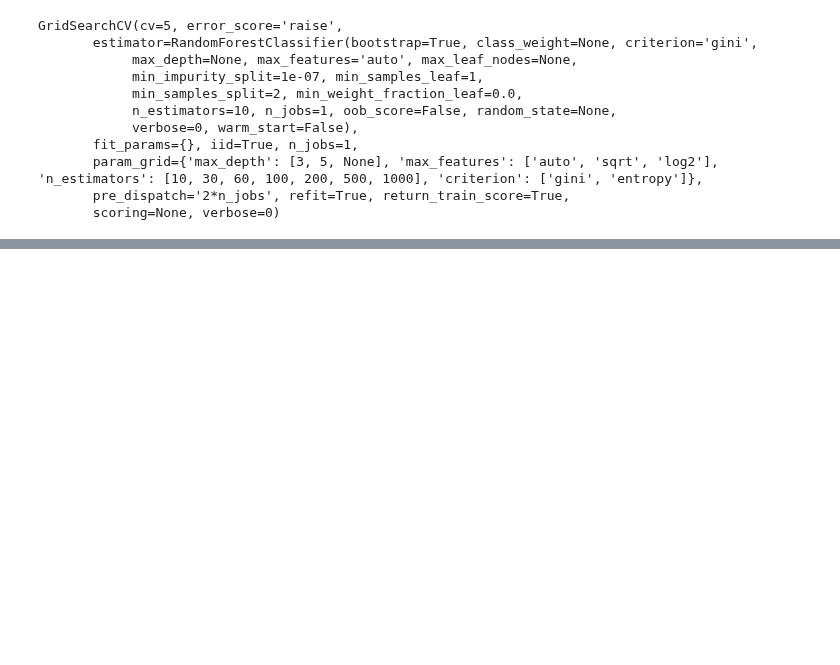
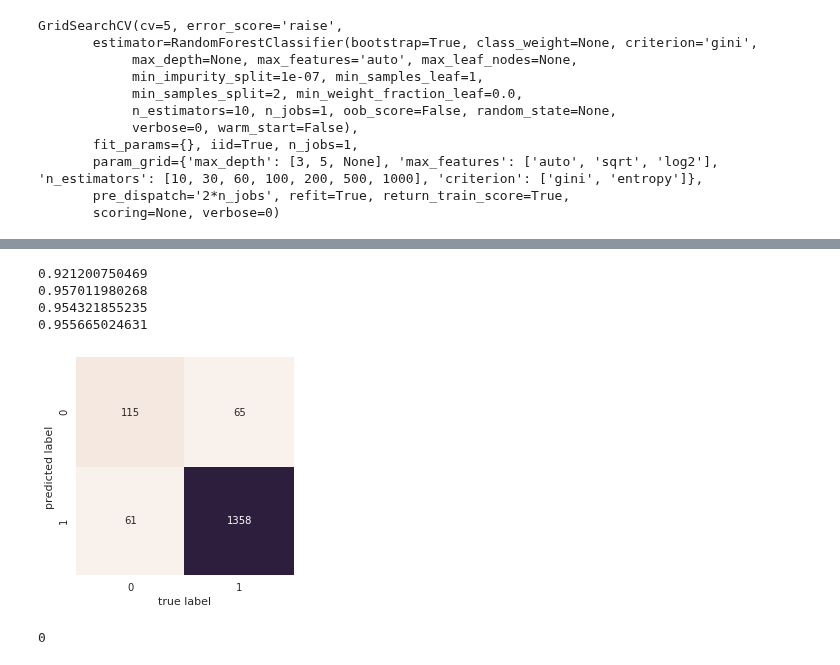
Before and after one commit to tmedeirosb/modelo_ifrn_integrado, a Jupyter notebook: aprendizado_superviosionado.ipynb, the cells around one changed output, grey strips where cells are left out. Cells and saved outputs as stored; diff of their text form; code cells hidden in the pictures; blank space fills up the shorter version.

Commit message:
melhor organizacao do note

```diff
--- a/aprendizado_superviosionado.ipynb
+++ b/aprendizado_superviosionado.ipynb
@@ -607,0 +616,15 @@ grid_search = GridSearchCV(clf, param_grid, cv=3) grid_search.fit(X, y)
+# %%
+tree_clf = DecisionTreeClassifier()
+
+param_grid_tree = {"criterion": ["gini", "entropy"],
+              "min_samples_split": [2, 10, 20],
+              "max_depth": [None, 2, 3, 5, 10],
+              "min_samples_leaf": [1, 5, 10],
+              "max_leaf_nodes": [None, 5, 10, 20],
+              }
+
+#seleciona o melhor modelo de acordo com os parâmetros
+grid_search = GridSearchCV(estimator=tree_clf, param_grid=param_grid_tree)
+grid_search.fit(Xtrain, ytrain)
+print(grid_search.best_params_)
+print(grid_search.best_estimator_)
@@ -607,0 +638,6 @@ grid_search = GridSearchCV(clf, param_grid, cv=3) grid_search.fit(X, y)
+# %%
+report(grid_search.cv_results_, 5)
+
+model = grid_search.best_estimator_
+ypred = model.predict(Xtest)
+tree_clf = model
@@ -607,0 +662,41 @@ grid_search = GridSearchCV(clf, param_grid, cv=3) grid_search.fit(X, y)
+# %%
+n_correct = sum(ypred == ytest)
+print(n_correct / len(ypred))
+
+import seaborn as sns; sns.set()
+import matplotlib.pyplot as plt
+%matplotlib inline
+
+#evaluating
+from sklearn.metrics import confusion_matrix
+mat = confusion_matrix(ytest, ypred)
+sns.heatmap(mat.T, square=True, annot=True, fmt='d', cbar=False)
+plt.xlabel('true label')
+plt.ylabel('predicted label');
+
+#evaluating
+from sklearn.metrics import precision_score, recall_score
+from sklearn.metrics import f1_score
+
+print(precision_score(ytest, ypred))
+print(recall_score(ytest, ypred))
+print(f1_score(ytest, ypred))
+# %% [output]
+0.921200750469
+0.957011980268
+0.954321855235
+0.955665024631
+[figure, added]
+# %%
+from sklearn.tree import export_graphviz
+
+export_graphviz(tree_clf,
+                feature_names=dados_clean.columns,
+                filled=True,
+                rounded=True,
+                out_file='tree_red.dot')
+
+import os
+os.system('dot -Tpng tree_red.dot -o tree_red.png')
+# %% [output]
+0
```
Also changed, not shown: parts of 8 cells of this notebook, 2 other files.
